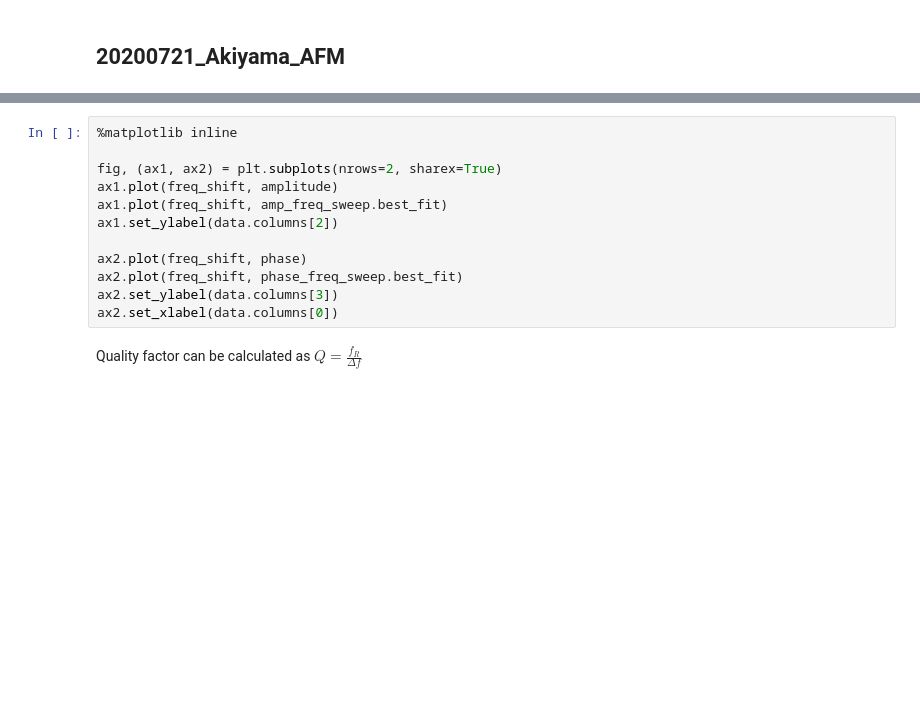
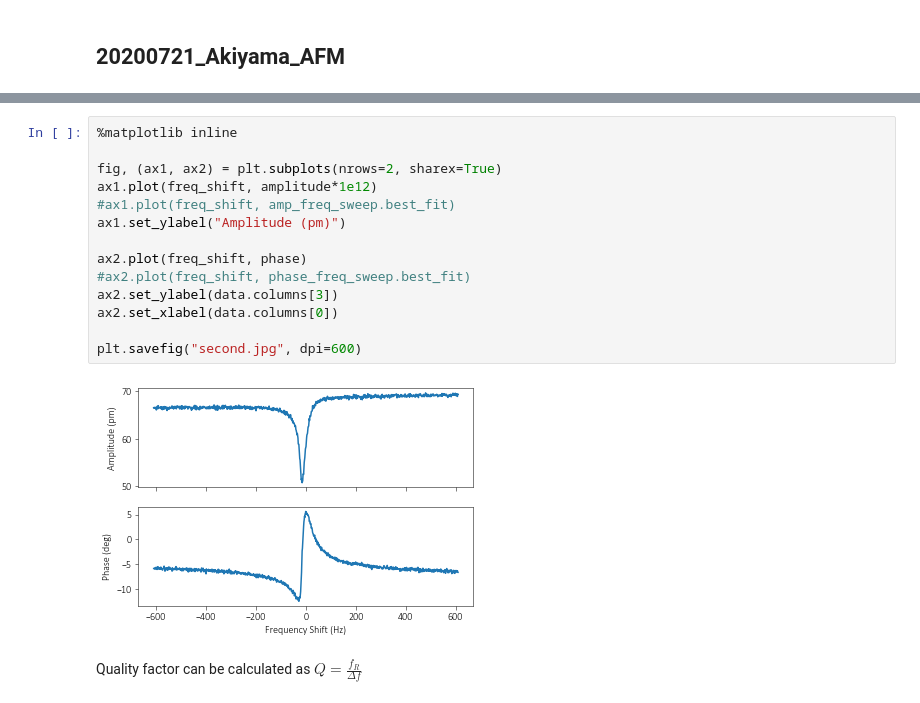
Before and after one commit to dineshpinto/qudi-hira-analysis, a Jupyter notebook: develop/20200818_Akiyama_AFM.ipynb, the cells around one changed output, grey strips where cells are left out. Saved outputs shown, nothing was run; the diff lists cells and outputs as text; blank space fills up the shorter version.

```diff
--- a/develop/20200818_Akiyama_AFM.ipynb
+++ b/develop/20200818_Akiyama_AFM.ipynb
@@ -31,15 +45,19 @@ phase_freq_sweep = sft.fit_fano(freq_shift, phase)
 # %%
 %matplotlib inline
 
 fig, (ax1, ax2) = plt.subplots(nrows=2, sharex=True)
-ax1.plot(freq_shift, amplitude)
-ax1.plot(freq_shift, amp_freq_sweep.best_fit)
-ax1.set_ylabel(data.columns[2])
+ax1.plot(freq_shift, amplitude*1e12)
+#ax1.plot(freq_shift, amp_freq_sweep.best_fit)
+ax1.set_ylabel("Amplitude (pm)")
 
 ax2.plot(freq_shift, phase)
-ax2.plot(freq_shift, phase_freq_sweep.best_fit)
+#ax2.plot(freq_shift, phase_freq_sweep.best_fit)
 ax2.set_ylabel(data.columns[3])
 ax2.set_xlabel(data.columns[0])
+
+plt.savefig("second.jpg", dpi=600)
+# %% [output]
+[figure, added]
 # %% [markdown]
 Quality factor can be calculated as $ Q = \frac{f_R}{\Delta f} $
 # %%
```
Also changed, not shown: parts of 7 cells of this notebook, 2 other files.
